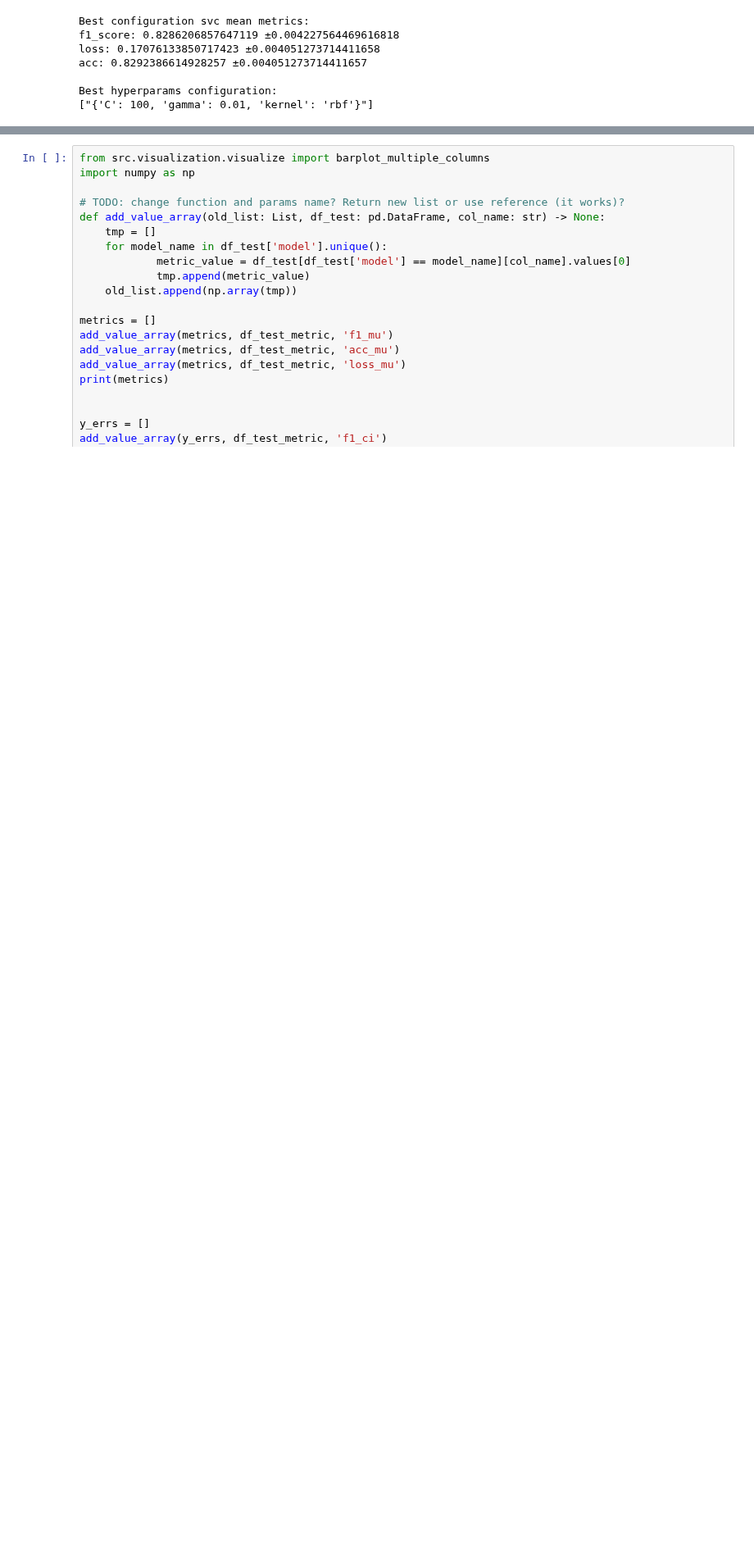
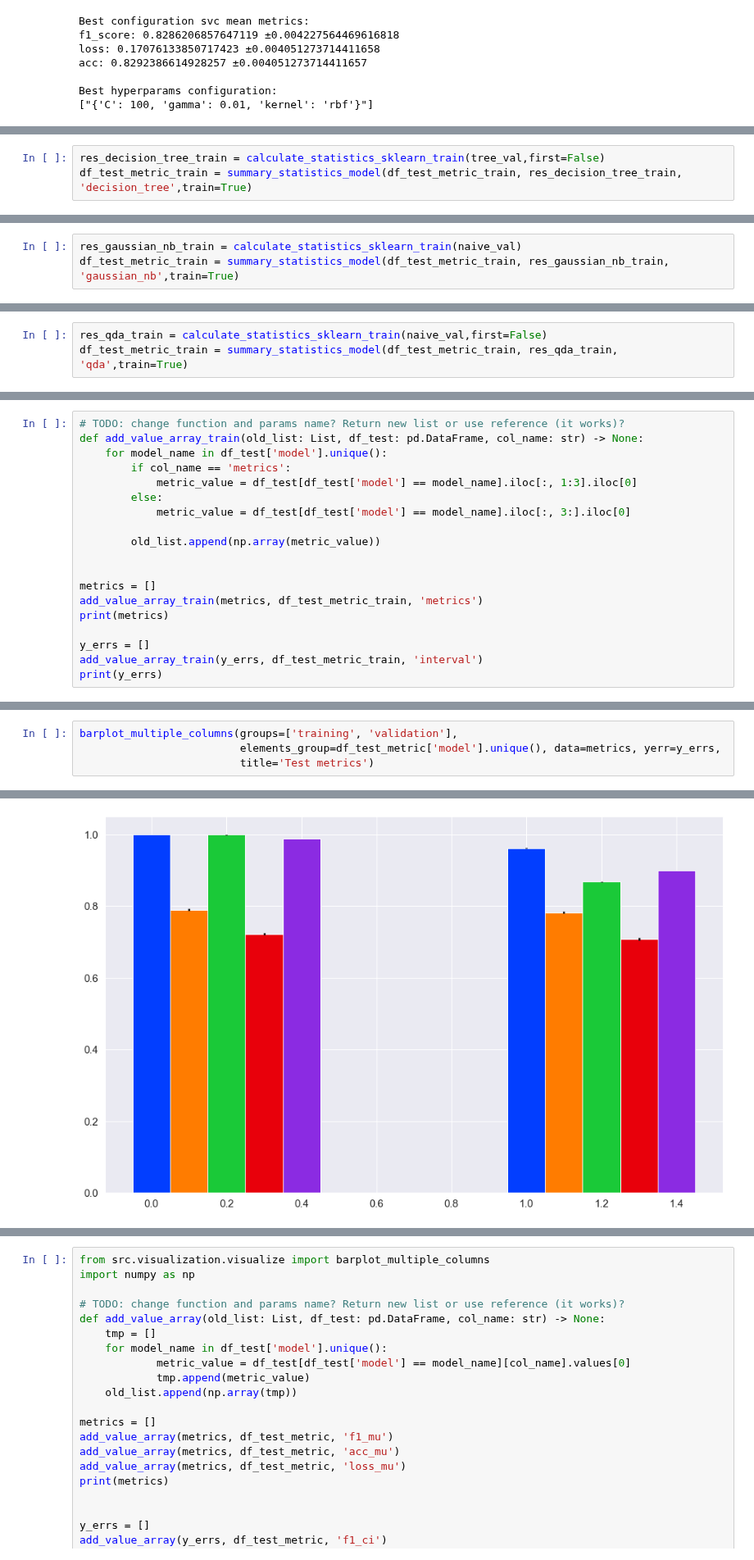
Before and after one commit to prushh/movie-lens-mlp, a Jupyter notebook: notebooks/3.0-performance-analysis.ipynb, the cells around one changed output, grey strips where cells are left out. Shown at 82% size. Saved outputs shown, nothing was run; the diff lists cells and outputs as text; blank space fills up the shorter version.

```diff
--- a/notebooks/3.0-performance-analysis.ipynb
+++ b/notebooks/3.0-performance-analysis.ipynb
@@ -344,0 +467,3 @@ df_test_metric
+# %%
+res_decision_tree_train = calculate_statistics_sklearn_train(tree_val,first=False)
+df_test_metric_train = summary_statistics_model(df_test_metric_train, res_decision_tree_train, 'decision_tree',train=True)
@@ -344,0 +476,3 @@ df_test_metric
+# %%
+res_gaussian_nb_train = calculate_statistics_sklearn_train(naive_val)
+df_test_metric_train = summary_statistics_model(df_test_metric_train, res_gaussian_nb_train, 'gaussian_nb',train=True)
@@ -344,0 +485,3 @@ df_test_metric
+# %%
+res_qda_train = calculate_statistics_sklearn_train(naive_val,first=False)
+df_test_metric_train = summary_statistics_model(df_test_metric_train, res_qda_train, 'qda',train=True)
@@ -344,0 +492,19 @@ df_test_metric
+# %%
+# TODO: change function and params name? Return new list or use reference (it works)?
+def add_value_array_train(old_list: List, df_test: pd.DataFrame, col_name: str) -> None:
+    for model_name in df_test['model'].unique():
+        if col_name == 'metrics':
+            metric_value = df_test[df_test['model'] == model_name].iloc[:, 1:3].iloc[0]
+        else:
+            metric_value = df_test[df_test['model'] == model_name].iloc[:, 3:].iloc[0]
+
+        old_list.append(np.array(metric_value))
+
+
+metrics = []
+add_value_array_train(metrics, df_test_metric_train, 'metrics')
+print(metrics)
+
+y_errs = []
+add_value_array_train(y_errs, df_test_metric_train, 'interval')
+print(y_errs)
@@ -344,0 +514,5 @@ df_test_metric
+# %%
+barplot_multiple_columns(groups=['training', 'validation'],
+                         elements_group=df_test_metric['model'].unique(), data=metrics, yerr=y_errs,
+                         title='Test metrics')
+# %% [output]
@@ -344,0 +520 @@ df_test_metric
+[figure, added]
```
Also changed, not shown: parts of 30 cells of this notebook, 2 other files.
